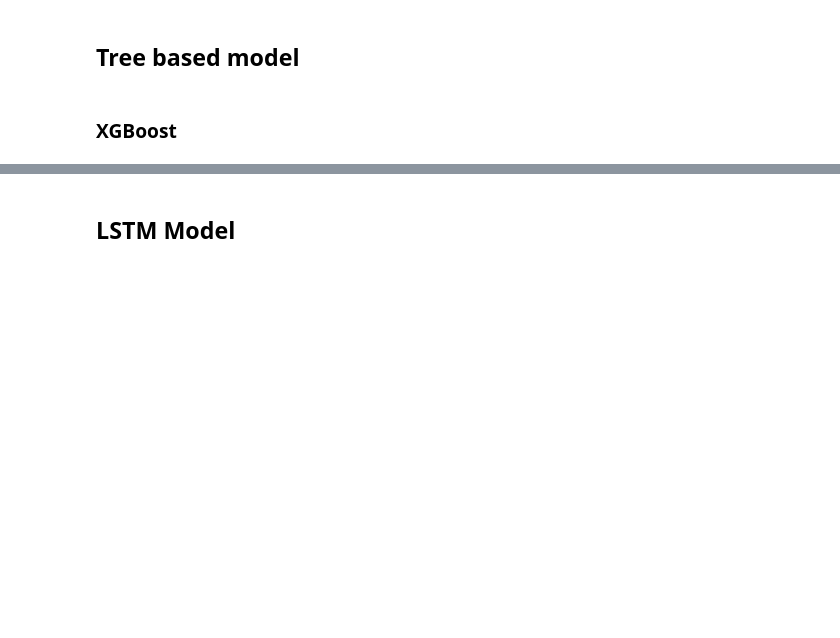
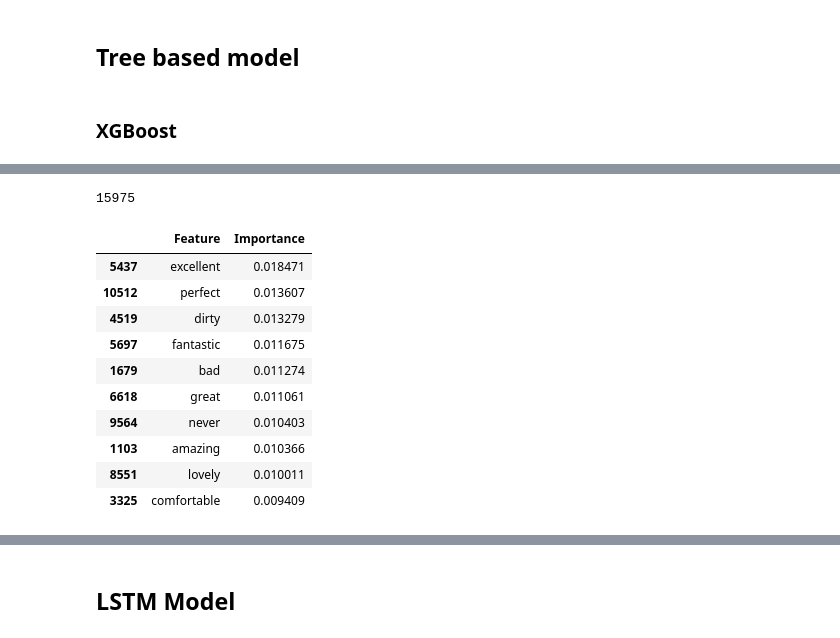
Before and after one commit to ranuru/machine-learning-exam, a Jupyter notebook: task1/notebook.ipynb, the cells around one changed output, grey strips where cells are left out. Saved outputs shown, nothing was run; the diff lists cells and outputs as text; code cells hidden in the pictures; blank space fills up the shorter version.

```diff
--- a/task1/notebook.ipynb
+++ b/task1/notebook.ipynb
@@ -1021,0 +920,23 @@ weighted avg       0.86      0.79      0.81    153673
+# %%
+importances = pd.DataFrame({
+    'Feature': vectorizer.get_feature_names_out(),
+    'Importance': xgb_clf.feature_importances_
+})
+
+print(importances.shape[0])
+
+importances = importances.sort_values(by='Importance', ascending=False)
+importances.head(10)
+# %% [output]
+15975
+|  | Feature | Importance |
+| 5437 | excellent | 0.018471 |
+| 10512 | perfect | 0.013607 |
+| 4519 | dirty | 0.013279 |
+| 5697 | fantastic | 0.011675 |
+| 1679 | bad | 0.011274 |
+| 6618 | great | 0.011061 |
+| 9564 | never | 0.010403 |
+| 1103 | amazing | 0.010366 |
+| 8551 | lovely | 0.010011 |
+| 3325 | comfortable | 0.009409 |
```
Also changed, not shown: parts of 12 cells of this notebook.
